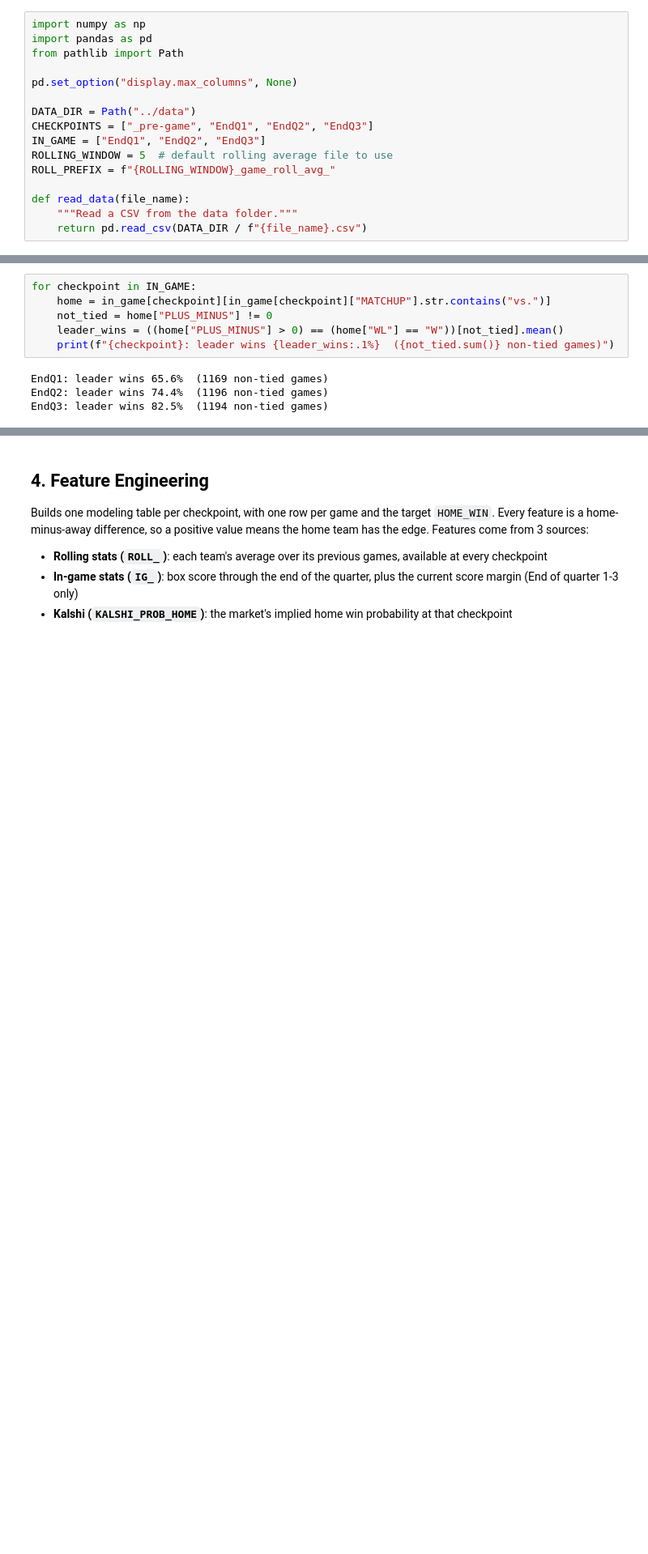
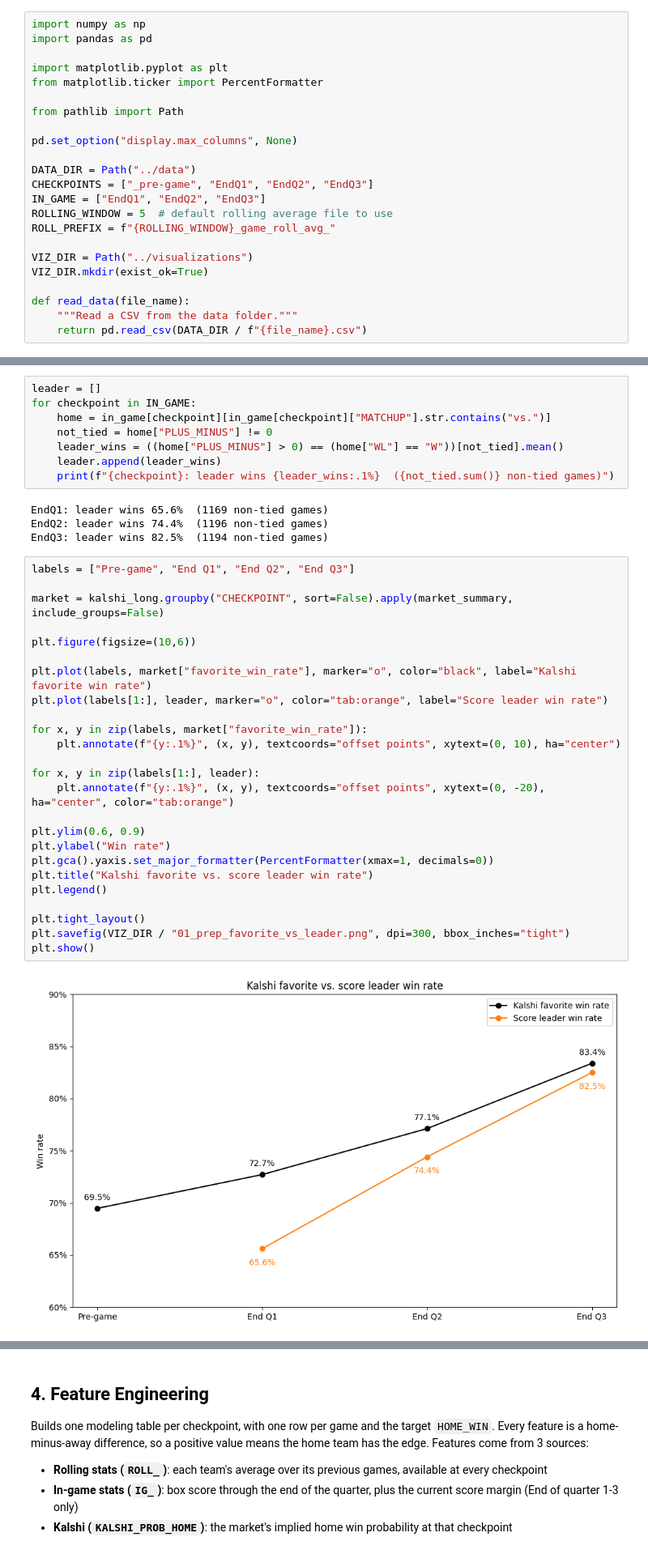
Before and after one commit to brad-hof/Milestone2, a Jupyter notebook: Notebooks/data_prep.ipynb, the cells around one changed output, grey strips where cells are left out. Shown at 81% size. Saved outputs shown, nothing was run; the diff lists cells and outputs as text; blank space fills up the shorter version.

Commit message:
Add data prep visualizations

```diff
--- a/Notebooks/data_prep.ipynb
+++ b/Notebooks/data_prep.ipynb
@@ -26,6 +26,10 @@ Imports libraries and defines constants used throughout the notebook: the data d
 # %%
 import numpy as np
 import pandas as pd
+
+import matplotlib.pyplot as plt
+from matplotlib.ticker import PercentFormatter
+
 from pathlib import Path
 
 pd.set_option("display.max_columns", None)
@@ -36,6 +40,9 @@ IN_GAME = ["EndQ1", "EndQ2", "EndQ3"]
 ROLLING_WINDOW = 5  # default rolling average file to use
 ROLL_PREFIX = f"{ROLLING_WINDOW}_game_roll_avg_"
 
+VIZ_DIR = Path("../visualizations")
+VIZ_DIR.mkdir(exist_ok=True)
+
 def read_data(file_name):
     """Read a CSV from the data folder."""
     return pd.read_csv(DATA_DIR / f"{file_name}.csv")
@@ -167,12 +174,41 @@ kalshi_long.groupby("CHECKPOINT", sort=False).apply(market_summary, include_grou
 # %% [markdown]
 **In-game leader win rate:** How often the team leading at each checkpoint goes on to win (ties excluded). This shows how much signal the in-game stats carry and gives a benchmark to compare the Kalshi numbers against.
 # %%
+leader = []
 for checkpoint in IN_GAME:
     home = in_game[checkpoint][in_game[checkpoint]["MATCHUP"].str.contains("vs.")]
     not_tied = home["PLUS_MINUS"] != 0
     leader_wins = ((home["PLUS_MINUS"] > 0) == (home["WL"] == "W"))[not_tied].mean()
+    leader.append(leader_wins)
     print(f"{checkpoint}: leader wins {leader_wins:.1%}  ({not_tied.sum()} non-tied games)")
 # %% [output]
 EndQ1: leader wins 65.6%  (1169 non-tied games)
 EndQ2: leader wins 74.4%  (1196 non-tied games)
 EndQ3: leader wins 82.5%  (1194 non-tied games)
+# %%
+labels = ["Pre-game", "End Q1", "End Q2", "End Q3"]
+
+market = kalshi_long.groupby("CHECKPOINT", sort=False).apply(market_summary, include_groups=False)
+
+plt.figure(figsize=(10,6))
+
+plt.plot(labels, market["favorite_win_rate"], marker="o", color="black", label="Kalshi favorite win rate")
+plt.plot(labels[1:], leader, marker="o", color="tab:orange", label="Score leader win rate")
+
+for x, y in zip(labels, market["favorite_win_rate"]):
+    plt.annotate(f"{y:.1%}", (x, y), textcoords="offset points", xytext=(0, 10), ha="center")
+
+for x, y in zip(labels[1:], leader):
+    plt.annotate(f"{y:.1%}", (x, y), textcoords="offset points", xytext=(0, -20), ha="center", color="tab:orange")
+
+plt.ylim(0.6, 0.9)
+plt.ylabel("Win rate")
+plt.gca().yaxis.set_major_formatter(PercentFormatter(xmax=1, decimals=0))
+plt.title("Kalshi favorite vs. score leader win rate")
+plt.legend()
+
+plt.tight_layout()
+plt.savefig(VIZ_DIR / "01_prep_favorite_vs_leader.png", dpi=300, bbox_inches="tight")
+plt.show()
+# %% [output]
+[figure, added]
```
Also changed, not shown: parts of 5 cells of this notebook, 3 other files.
